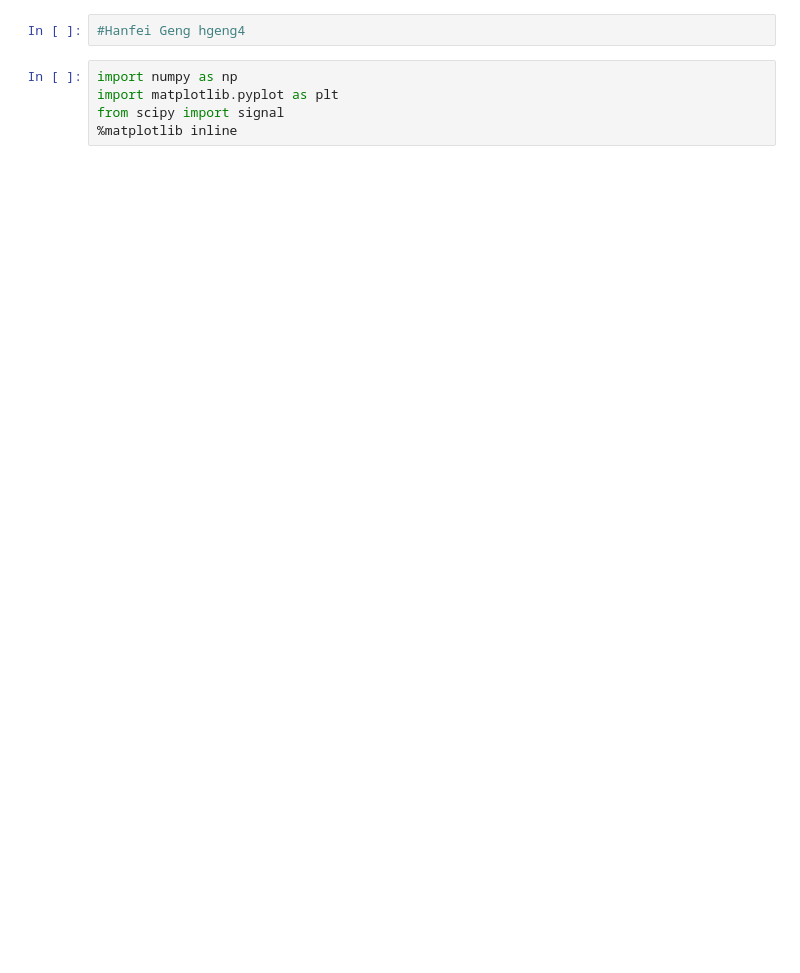
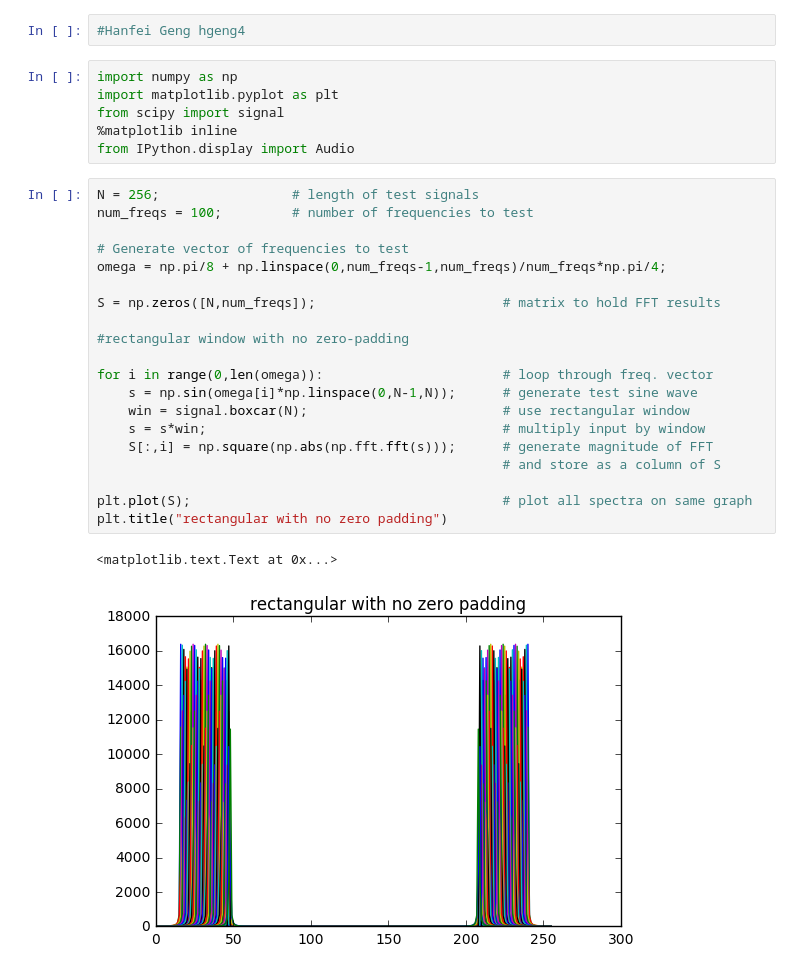
Before and after one commit to rexxy-sasori/ECE420, a Jupyter notebook: lab3/prelab3.ipynb, the cells around one changed output. Cells and saved outputs as stored; diff of their text form; blank space fills up the shorter version.

```diff
--- a/lab3/prelab3.ipynb
+++ b/lab3/prelab3.ipynb
@@ -5,3 +5,27 @@ import numpy as np
 import matplotlib.pyplot as plt
 from scipy import signal
 %matplotlib inline
+from IPython.display import Audio
+# %%
+N = 256;                 # length of test signals
+num_freqs = 100;         # number of frequencies to test
+
+# Generate vector of frequencies to test
+omega = np.pi/8 + np.linspace(0,num_freqs-1,num_freqs)/num_freqs*np.pi/4;
+
+S = np.zeros([N,num_freqs]);                        # matrix to hold FFT results
+
+#rectangular window with no zero-padding
+
+for i in range(0,len(omega)):                       # loop through freq. vector
+    s = np.sin(omega[i]*np.linspace(0,N-1,N));      # generate test sine wave
+    win = signal.boxcar(N);                         # use rectangular window
+    s = s*win;                                      # multiply input by window
+    S[:,i] = np.square(np.abs(np.fft.fft(s)));      # generate magnitude of FFT
+                                                    # and store as a column of S
+
+plt.plot(S);                                        # plot all spectra on same graph
+plt.title("rectangular with no zero padding")
+# %% [output]
+<matplotlib.text.Text at 0x...>
+[figure, added]
```
Also changed, not shown: parts of 11 cells of this notebook, 4 other files.
